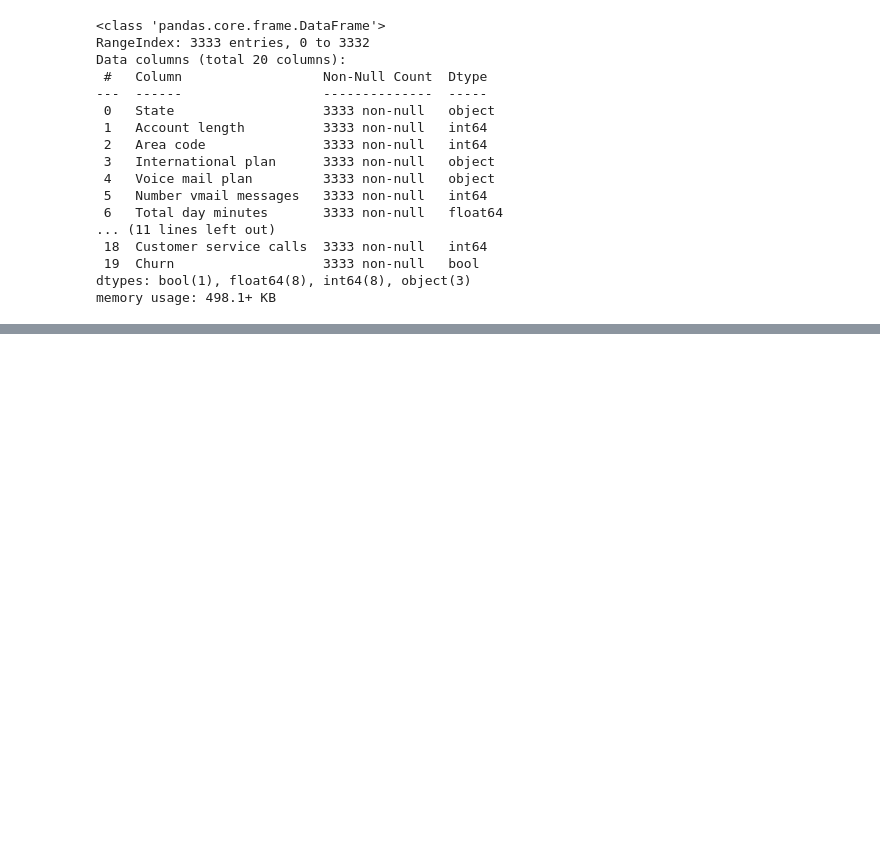
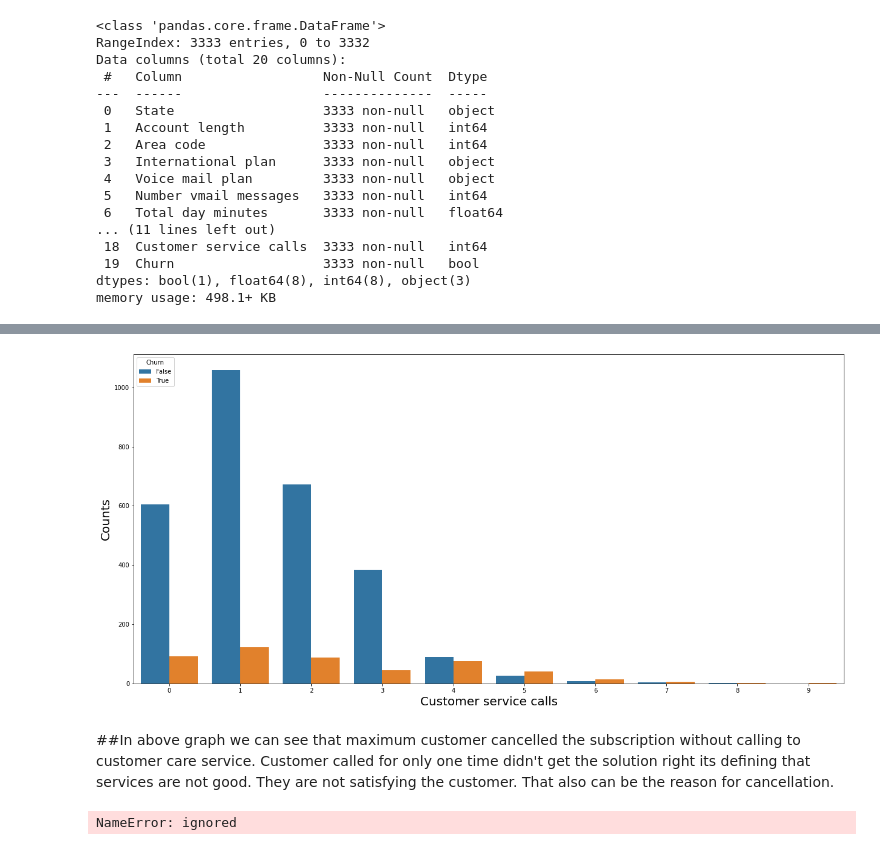
Before and after one commit to Zeeshan00789/Telecom-churn-analysis, a Jupyter notebook: Telecom_Churn_Analysis_Capstone_Project.ipynb, the cells around one changed output, grey strips where cells are left out. Drawn from its saved outputs; the diff is of its cells as text; code cells hidden in the pictures; blank space fills up the shorter version.

```diff
--- a/Telecom_Churn_Analysis_Capstone_Project.ipynb
+++ b/Telecom_Churn_Analysis_Capstone_Project.ipynb
@@ -168,0 +192,21 @@ plt.rcParams['figure.figsize']= (40,35)
+# %%
+plt.figure(figsize=(21,10))
+calls_ = sns.countplot(x='Customer service calls',hue='Churn', data=df)
+calls_.set_xlabel('Customer service calls',fontsize=20)
+calls_.set_ylabel('Counts',fontsize=20)
+plt.show()
+# %% [output]
+[figure, added]
+# %% [markdown]
+##In above graph we can see that maximum customer cancelled the subscription without calling to customer care service. Customer called for only one time didn't get the solution right its defining that services are not good. They are not satisfying the customer. That also can be the reason for cancellation.
+# %%
+df = pd.DataFrame(data={"age": np.random.randint(10, 50, 1000),
+                    "response": [choice(['Yes', 'No']) for i in range(1000)]})
+
+df['age_group'] = pd.cut(df.age, bins=[g for g in range(10, 51, 5)], include_lowest=True)
+df.head()
+
+
+sns.countplot(y='response', hue='age_group', data=df, palette="Greens_d")
+# %% [output]
+NameError: ignored
```
Also changed, not shown: parts of 45 cells of this notebook.
